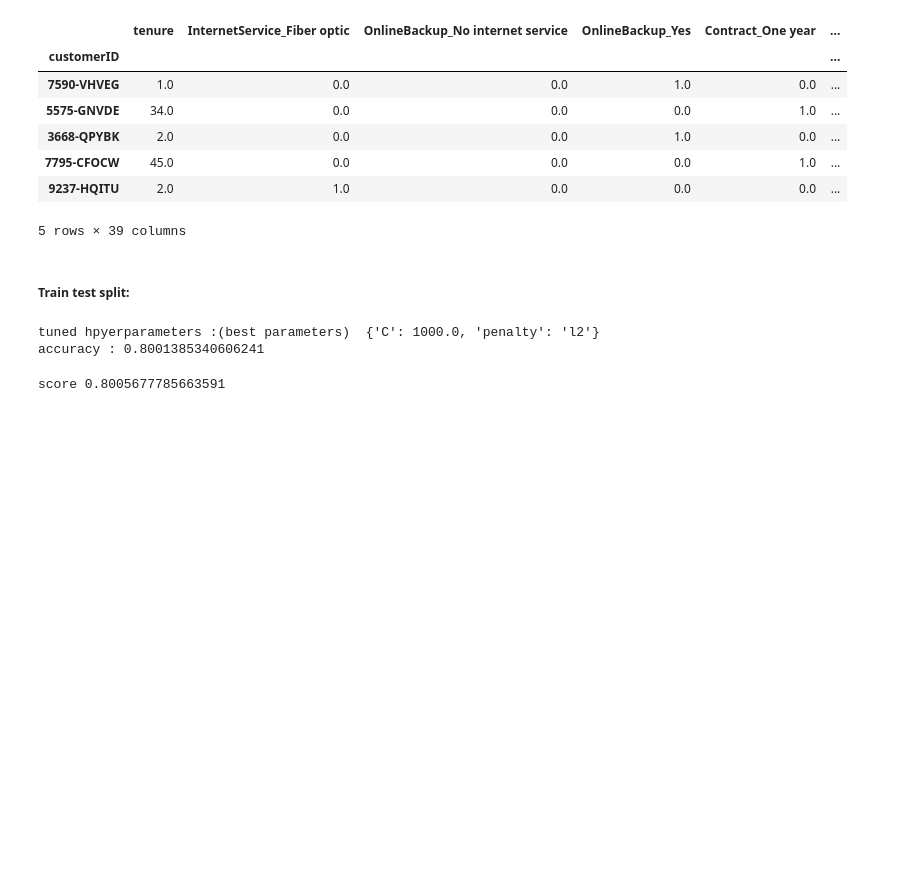
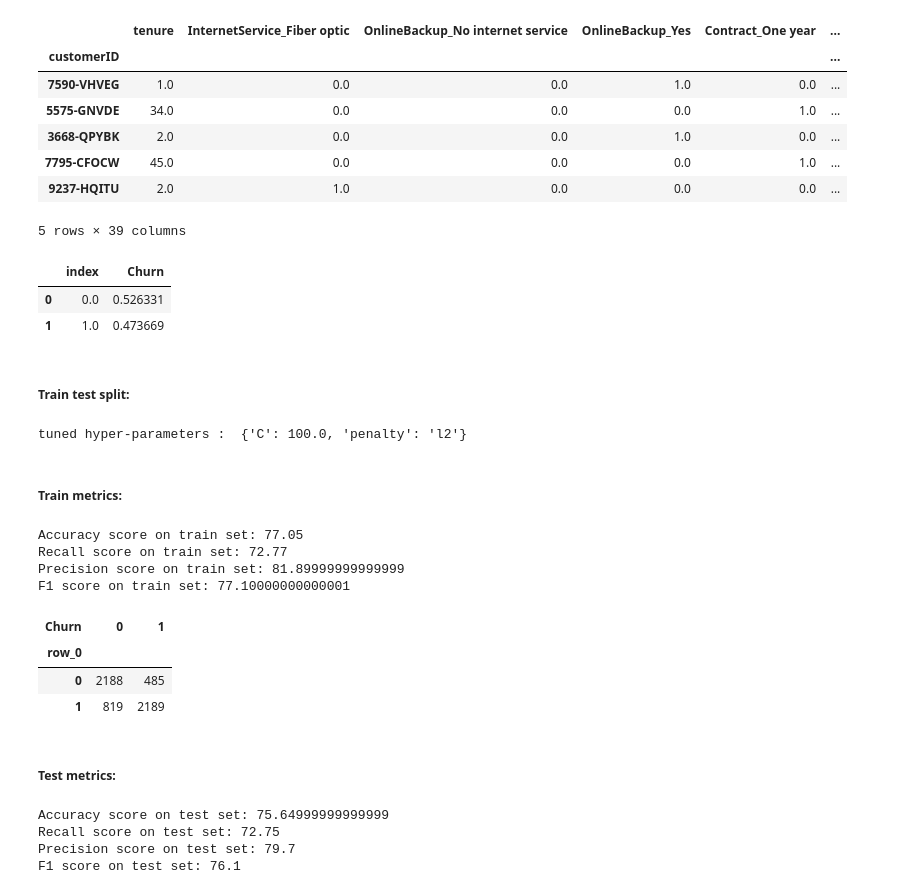
Before and after one commit to manugaco/use_cases, a Jupyter notebook: Customers_Churn_Prediction/Supervised_SL_Churn_prediction.ipynb, the cells around one changed output. Drawn from its saved outputs; the diff is of its cells as text; code cells hidden in the pictures; blank space fills up the shorter version.

```diff
--- a/Customers_Churn_Prediction/Supervised_SL_Churn_prediction.ipynb
+++ b/Customers_Churn_Prediction/Supervised_SL_Churn_prediction.ipynb
@@ -784,3 +791,29 @@ df_feat_clean.head()
+# %%
+def balance_data(X, y, under_s, over_s, balan = True):
+
+    if(balan == True):
+        if((under_s[0] == True) and (over_s[0] == True)):
+            under = RandomUnderSampler(sampling_strategy=under_s[1])
+            over = SMOTE(sampling_strategy=over_s[1])
+            steps = [('u', under), ('o', over)]
+        elif((under_s[0] == True) and (over_s[0] == False)):
+            under = RandomUnderSampler(sampling_strategy=under_s[1])
+            steps = [('u', under)]
+        elif((under_s[0] == False) and (over_s[0] == True)):
+            over = SMOTE(sampling_strategy=over_s[1])
+            steps = [('o', over)]
+        pipeline = Pipeline(steps=steps)
+        X, y = pipeline.fit_resample(X, y)
+
+    return(y, X)
+
+y, X = balance_data(X, y, (True, 0.5), (True, 0.9), balan = True)
+# %%
+y.value_counts().reset_index().apply(lambda x:x/x.sum())
+# %% [output]
+|  | index | Churn |
+| 0 | 0.0 | 0.526331 |
+| 1 | 1.0 | 0.473669 |
 # %% [markdown]
 ##### Train test split:
 # %%
@@ -794,18 +824,35 @@ X_train, X_test, y_train, y_test = train_test_split(X, y, test_size=test_size, r
 # %%
 grid={"C":np.logspace(-3,3,7), "penalty":["l1","l2"]}
 
-logreg=LogisticRegression()
-logreg_cv=GridSearchCV(logreg, grid, cv=5)
+logreg = LogisticRegression()
+logreg_cv = GridSearchCV(logreg, grid, cv=5)
 logreg_cv.fit(X_train, y_train)
 
-print("tuned hpyerparameters :(best parameters) ", logreg_cv.best_params_)
-print("Train accuracy :", logreg_cv.best_score_)
+print("tuned hyper-parameters : ", logreg_cv.best_params_)
 # %% [output]
-tuned hpyerparameters :(best parameters)  {'C': 1000.0, 'penalty': 'l2'}
-accuracy : 0.8001385340606241
+tuned hyper-parameters :  {'C': 100.0, 'penalty': 'l2'}
+# %% [markdown]
+##### Train metrics:
 # %%
-logreg2=LogisticRegression(C=1,penalty="l2")
-logreg2.fit(X_train, y_train)
-print("Test score", logreg2.score(X_test, y_test))
+clf = LogisticRegression(C=1, penalty="l2")
+clf.fit(X_train, y_train)
+y_hat_train = clf.predict(X_train)
-# %% [output]
-score 0.8005677785663591
+# %%
+print('Accuracy score on train set:', round(accuracy_score(y_hat_train, y_train),4)*100)
+print('Recall score on train set:',round(recall_score(y_hat_train, y_train),4)*100)
+print('Precision score on train set:',round(precision_score(y_hat_train, y_train),3)*100)
+print('F1 score on train set:',round(f1_score(y_hat_train, y_train),3)*100)
+# %% [output]
+Accuracy score on train set: 77.05
+Recall score on train set: 72.77
+Precision score on train set: 81.89999999999999
+F1 score on train set: 77.10000000000001
+# %%
+pd.crosstab(y_hat_train, y_train)
+# %% [output]
+| Churn | 0 | 1 |
+| row_0 |  |  |
+| 0 | 2188 | 485 |
+| 1 | 819 | 2189 |
+# %% [markdown]
+##### Test metrics:
@@ -811,0 +861,10 @@ score 0.8005677785663591
+# %%
+print('Accuracy score on test set:', round(accuracy_score(y_hat_test, y_test),4)*100)
+print('Recall score on test set:',round(recall_score(y_hat_test, y_test),4)*100)
+print('Precision score on test set:',round(precision_score(y_hat_test, y_test),3)*100)
+print('F1 score on test set:',round(f1_score(y_hat_test, y_test),3)*100)
+# %% [output]
+Accuracy score on test set: 75.64999999999999
+Recall score on test set: 72.75
+Precision score on test set: 79.7
+F1 score on test set: 76.1
```
Also changed, not shown: parts of 6 cells of this notebook.
